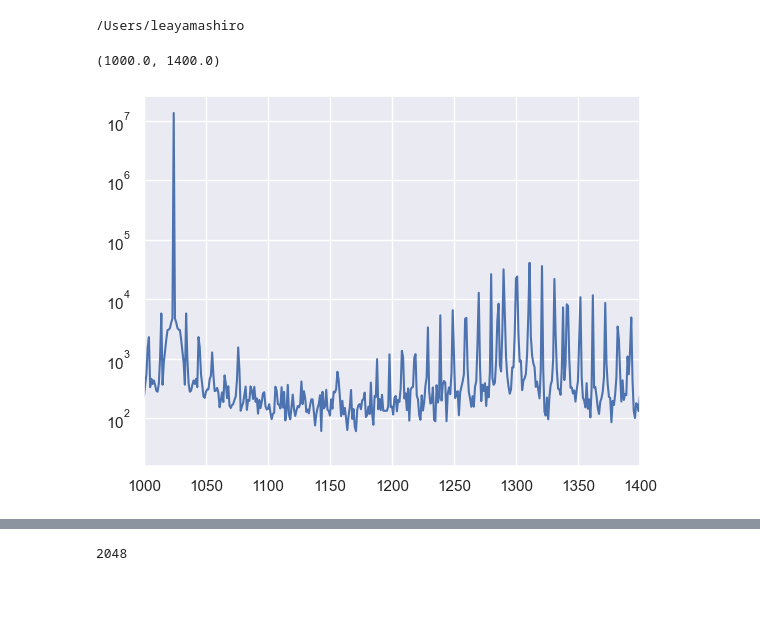
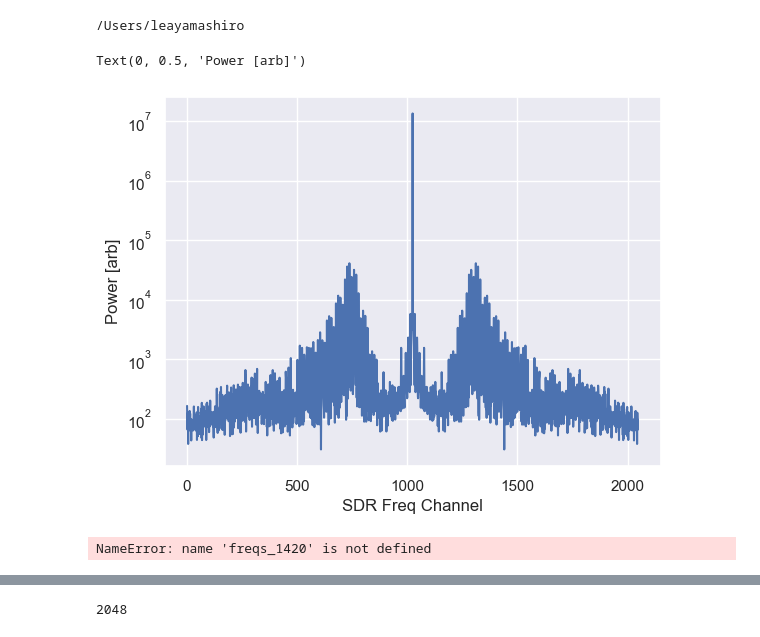
Before and after one commit to lea-yamashiro/FFC_4, a Jupyter notebook: code/Lea/first_data.ipynb, the cells around one changed output, grey strips where cells are left out. Saved outputs shown, nothing was run; the diff lists cells and outputs as text; code cells hidden in the pictures; blank space fills up the shorter version.

```diff
--- a/code/Lea/first_data.ipynb
+++ b/code/Lea/first_data.ipynb
@@ -11,10 +11,16 @@ cd
 # %%
 SDR0_1420_0 = np.load('FFC_4/data/testing_041624/testing_SDR0_0.npz')['data']
 SDR1_1420_0 = np.load('FFC_4/data/testing_041624/testing_SDR1_0.npz')['data']
+# %%
+plt.semilogy(SDR0_1420_0)
+#plt.xlim(300,1800)
+plt.xlabel('SDR Freq Channel')
+plt.ylabel('Power [arb]')
+# %% [output]
+Text(0, 0.5, 'Power [arb]')
+[figure, added]
 # %%
-plt.semilogy(SDR0_1420_0)
-plt.xlim(1000,1400)
+plt.semilogy(freqs_1420, SDR0_1420_0)
 # %% [output]
-(1000.0, 1400.0)
+NameError: name 'freqs_1420' is not defined
-[figure, removed]
 # %%
```
Also changed, not shown: parts of 9 cells of this notebook, 1 other file.
